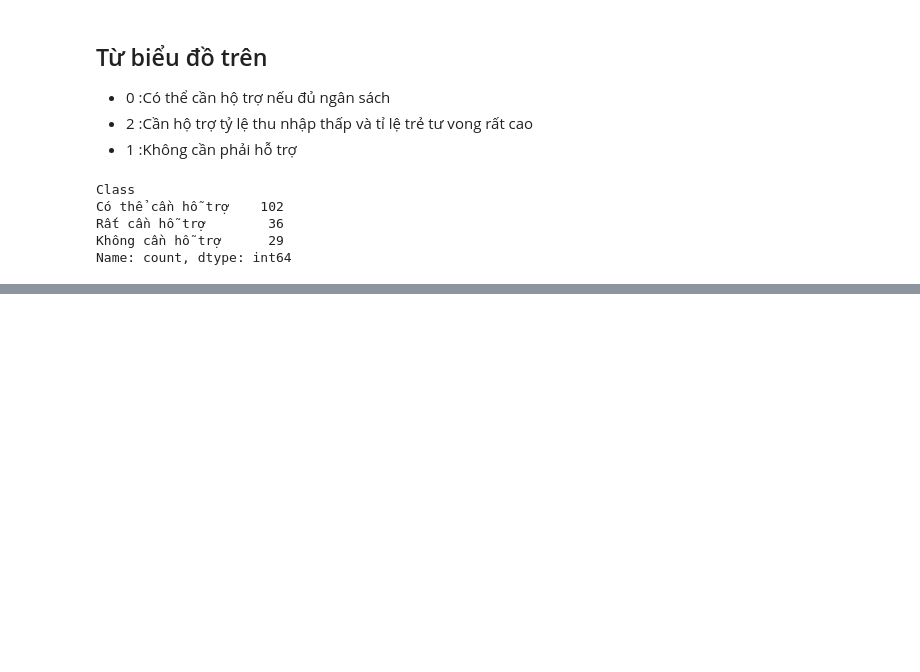
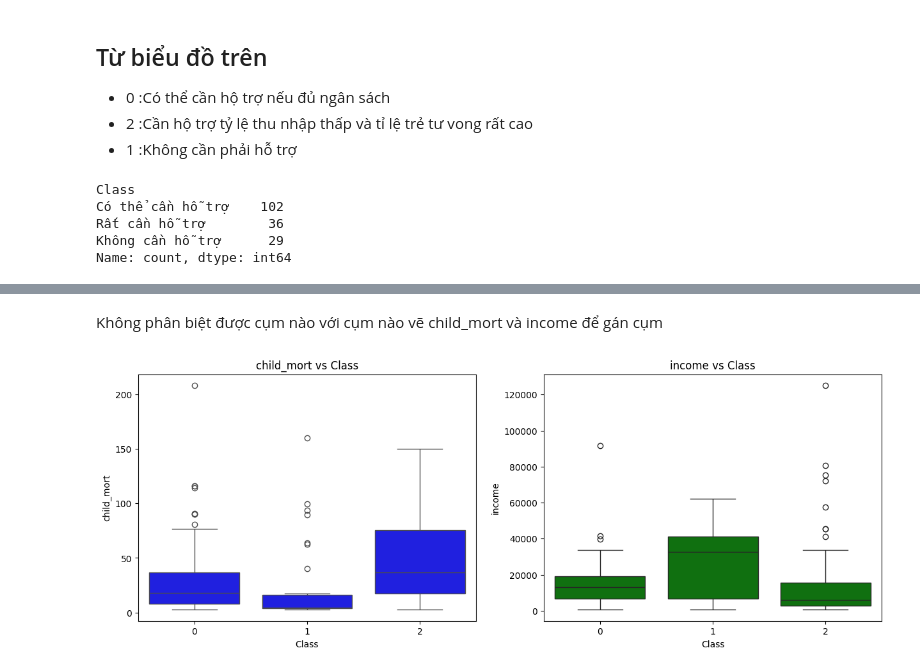
Before and after one commit to tuananhhhbuiiduyudu/Country_Clustering_Project_CNS, a Jupyter notebook: notebooks/EDA&Model.ipynb, the cells around one changed output, grey strips where cells are left out. Cells and saved outputs as stored; diff of their text form; code cells hidden in the pictures; blank space fills up the shorter version.

```diff
--- a/notebooks/EDA&Model.ipynb
+++ b/notebooks/EDA&Model.ipynb
@@ -379,0 +435,16 @@ Name: count, dtype: int64
+# %% [markdown]
+Không phân biệt được cụm nào với cụm nào vẽ child_mort và income để gán cụm
+# %%
+fig, ax = plt.subplots(nrows=1, ncols=2, figsize=(15, 5))
+
+plt.subplot(1, 2, 1)
+sns.boxplot(x="Class", y="child_mort", data=df, color="b" )
+plt.title("child_mort vs Class")
+
+plt.subplot(1, 2, 2)
+sns.boxplot(x="Class", y="income", data=df, color="g" )
+plt.title("income vs Class")
+
+plt.show()
+# %% [output]
+[figure, added]
```
Also changed, not shown: parts of 7 cells of this notebook.
